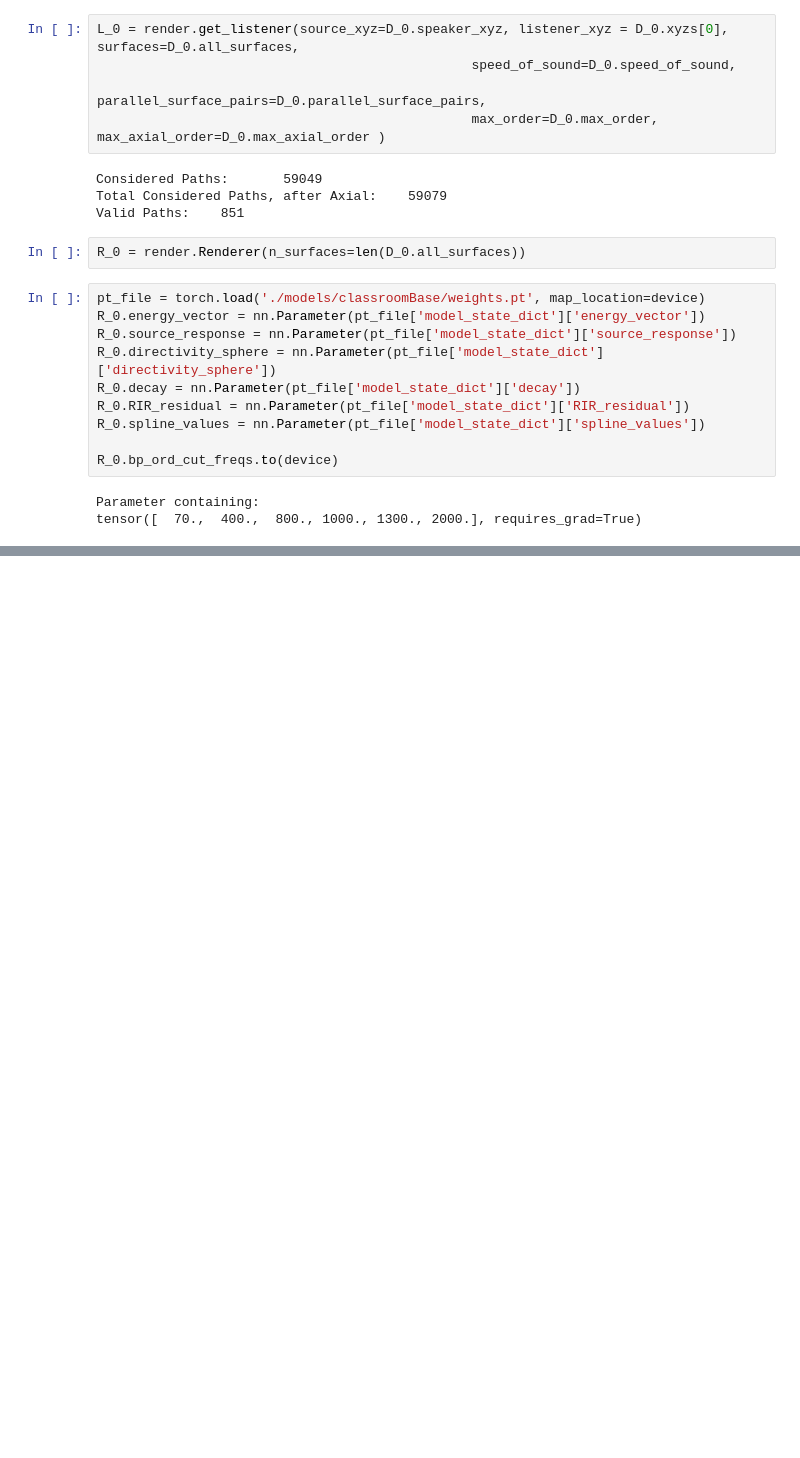
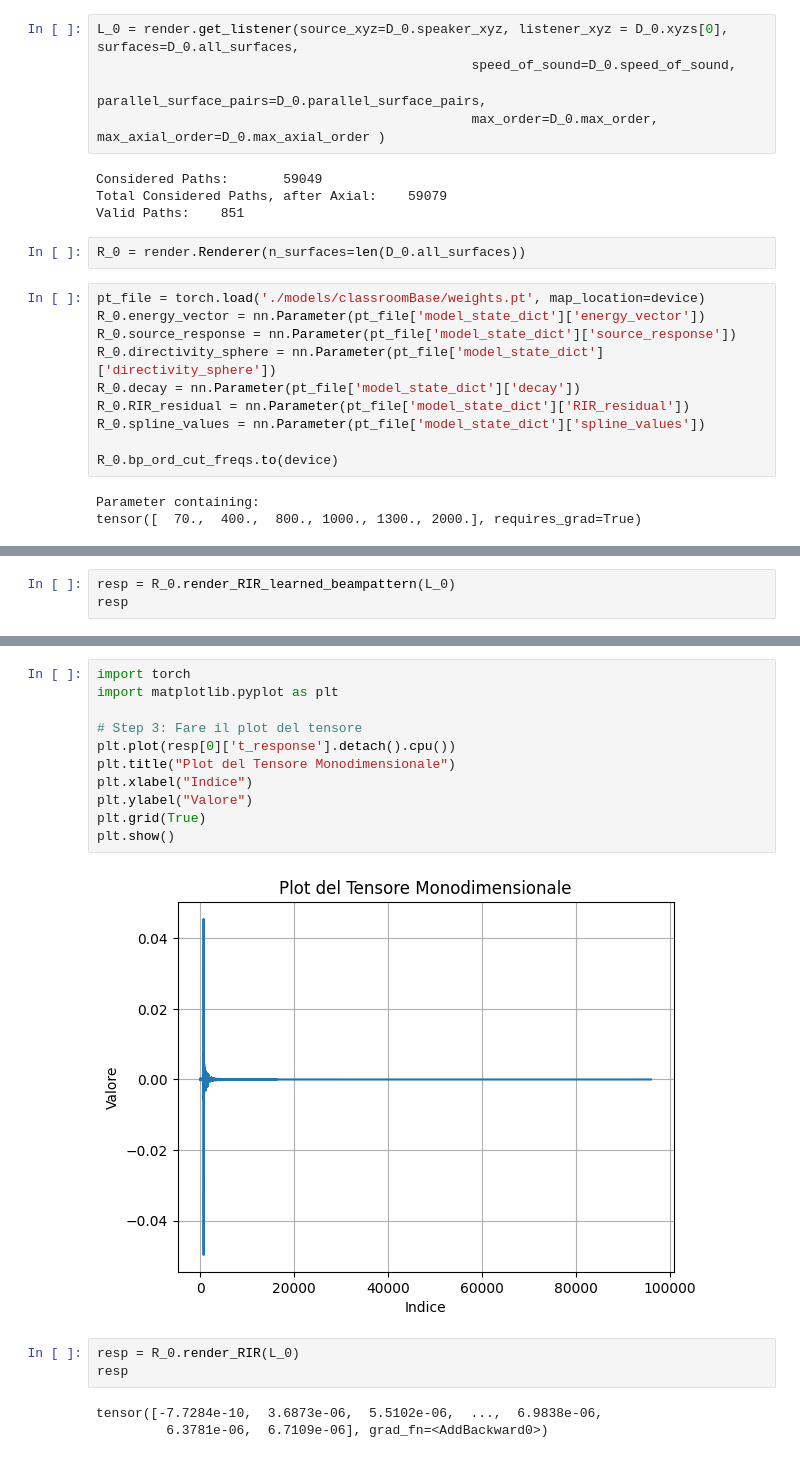
Before and after one commit to JohnnyBravo10/hearinganythinganywhere, a Jupyter notebook: prova_learned_bp.ipynb, the cells around one changed output, grey strips where cells are left out. Cells and saved outputs as stored; diff of their text form; blank space fills up the shorter version.

```diff
--- a/prova_learned_bp.ipynb
+++ b/prova_learned_bp.ipynb
@@ -103,0 +96,3 @@ plt.show()
+# %%
+resp = R_0.render_RIR_learned_beampattern(L_0)
+resp
@@ -103,0 +132,19 @@ plt.show()
+# %%
+import torch
+import matplotlib.pyplot as plt
+
+# Step 3: Fare il plot del tensore
+plt.plot(resp[0]['t_response'].detach().cpu())
+plt.title("Plot del Tensore Monodimensionale")
+plt.xlabel("Indice")
+plt.ylabel("Valore")
+plt.grid(True)
+plt.show()
+# %% [output]
+[figure, added]
+# %%
+resp = R_0.render_RIR(L_0)
+resp
+# %% [output]
+tensor([-7.7284e-10,  3.6873e-06,  5.5102e-06,  ...,  6.9838e-06,
+         6.3781e-06,  6.7109e-06], grad_fn=<AddBackward0>)
```
Also changed, not shown: parts of 5 cells of this notebook, 1 other file.
